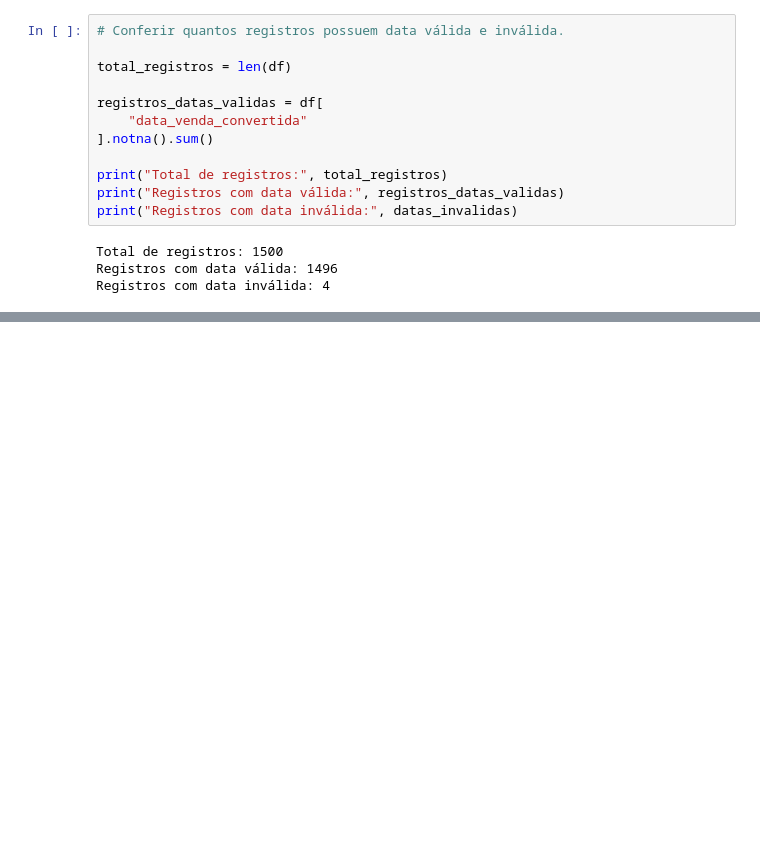
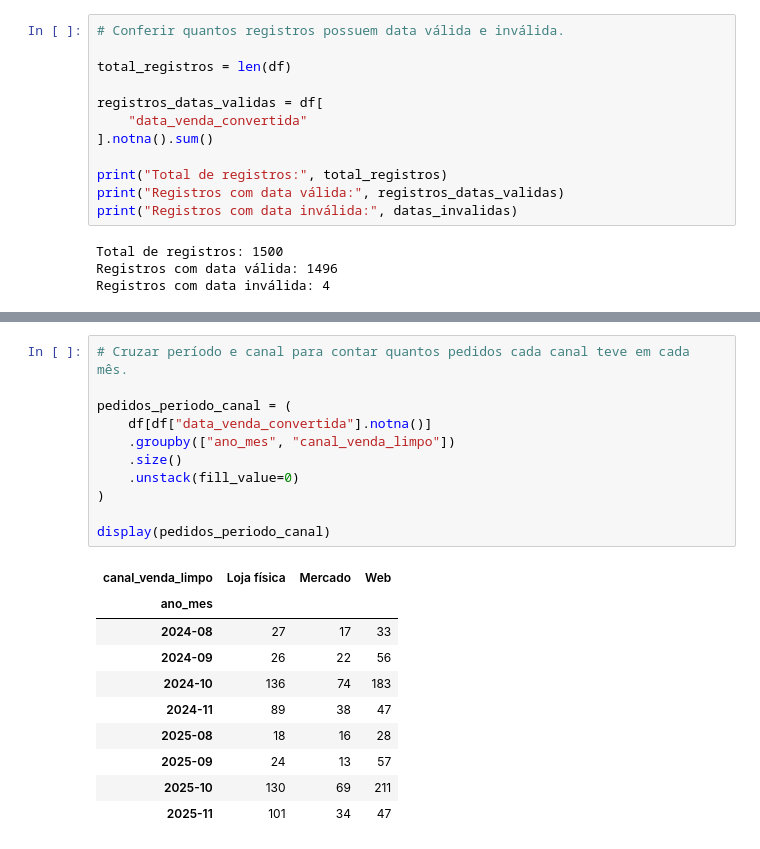
Before and after one commit to schererLummertz/ml_senai, a Jupyter notebook: mini_projeto_dias_das_bruxas/projeto_dia_das_bruxas_final.ipynb, the cells around one changed output, grey strips where cells are left out. Drawn from its saved outputs; the diff is of its cells as text; blank space fills up the shorter version.

```diff
--- a/mini_projeto_dias_das_bruxas/projeto_dia_das_bruxas_final.ipynb
+++ b/mini_projeto_dias_das_bruxas/projeto_dia_das_bruxas_final.ipynb
@@ -418,0 +522,22 @@ Registros com data inválida: 4
+# %%
+# Cruzar período e canal para contar quantos pedidos cada canal teve em cada mês.
+
+pedidos_periodo_canal = (
+    df[df["data_venda_convertida"].notna()]
+    .groupby(["ano_mes", "canal_venda_limpo"])
+    .size()
+    .unstack(fill_value=0)
+)
+
+display(pedidos_periodo_canal)
+# %% [output]
+| canal_venda_limpo | Loja física | Mercado | Web |
+| ano_mes |  |  |  |
+| 2024-08 | 27 | 17 | 33 |
+| 2024-09 | 26 | 22 | 56 |
+| 2024-10 | 136 | 74 | 183 |
+| 2024-11 | 89 | 38 | 47 |
+| 2025-08 | 18 | 16 | 28 |
+| 2025-09 | 24 | 13 | 57 |
+| 2025-10 | 130 | 69 | 211 |
+| 2025-11 | 101 | 34 | 47 |
```
Also changed, not shown: parts of 24 cells of this notebook.
